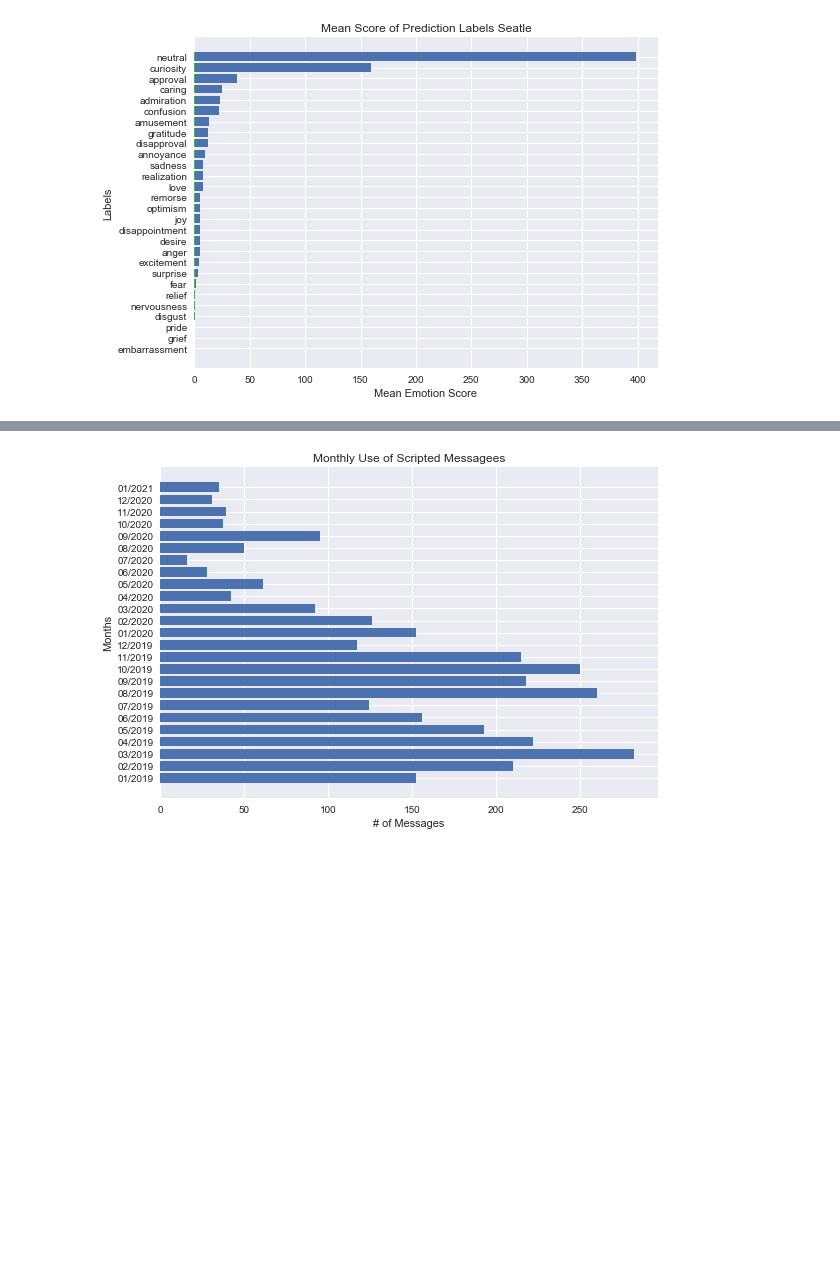
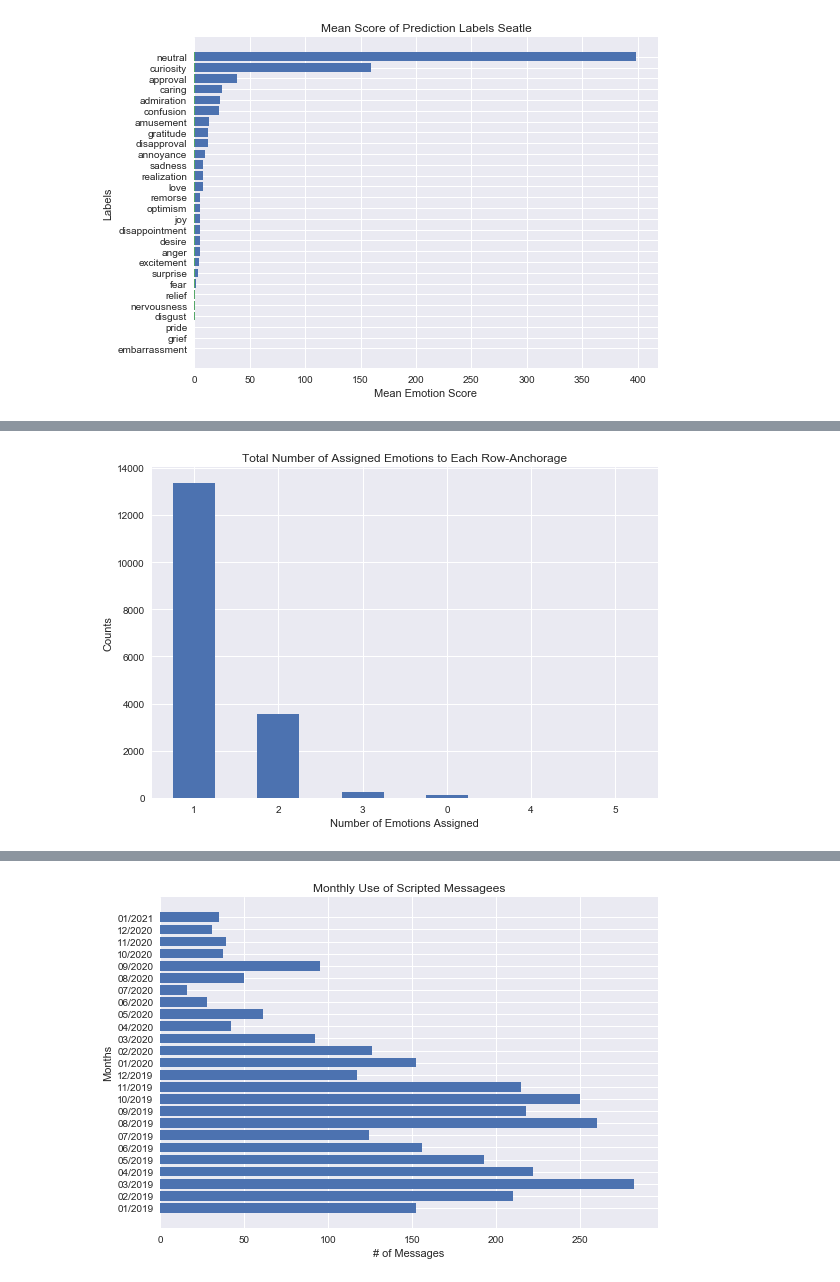
Before and after one commit to cdolfi/epik_open, a Jupyter notebook: notebooks/patrol_analysis.ipynb, the cells around one changed output, grey strips where cells are left out. Drawn from its saved outputs; the diff is of its cells as text; code cells hidden in the pictures; blank space fills up the shorter version.

```diff
--- a/notebooks/patrol_analysis.ipynb
+++ b/notebooks/patrol_analysis.ipynb
@@ -237,2 +243,4 @@ graph_freq(az,'Arizona')
 # %%
-graph_freq(anchorage,'Anchorage')
+graph_num(anchorage,'Anchorage')
+# %% [output]
+[figure, added]
```
Also changed, not shown: parts of 24 cells of this notebook.
